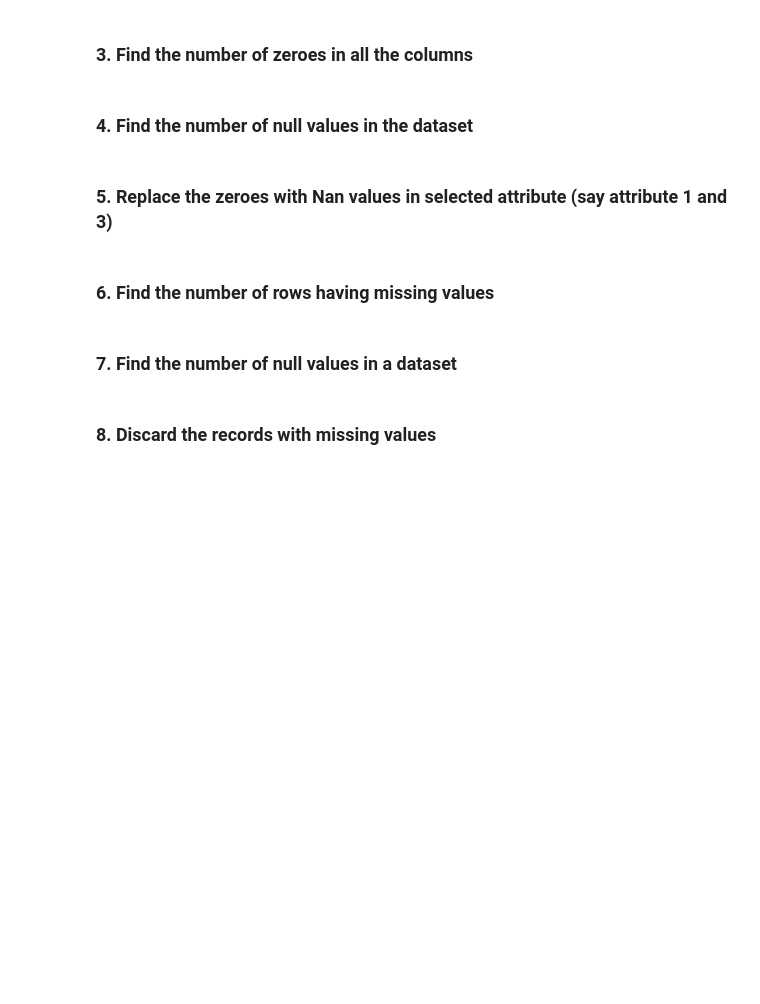
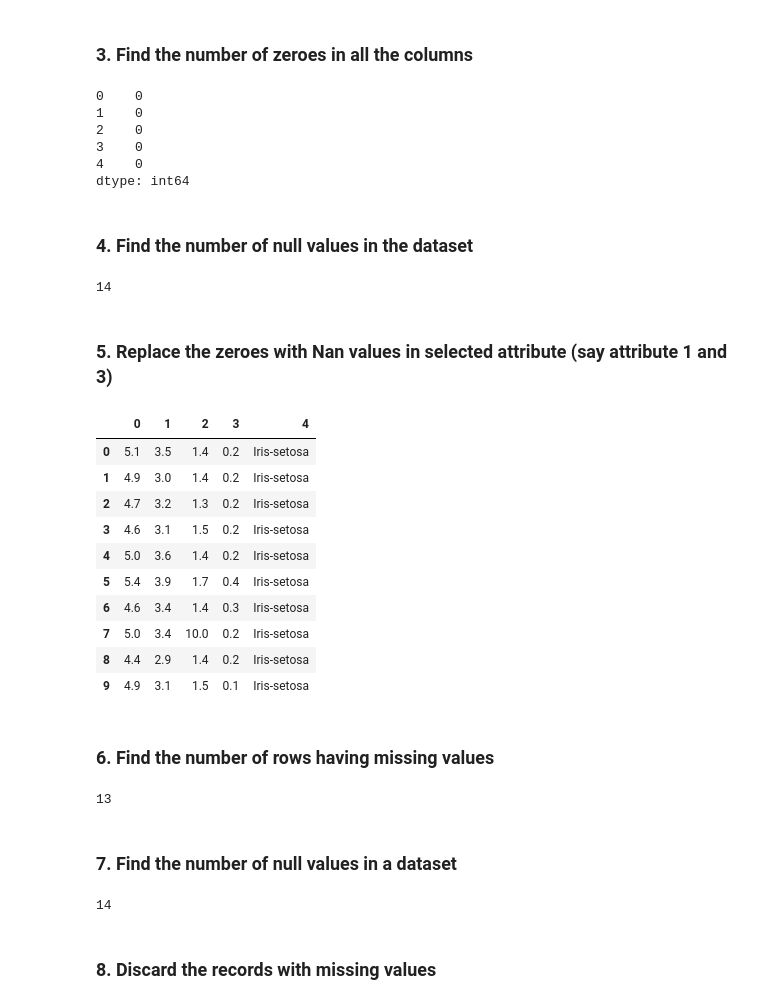
Before and after one commit to brij-gopal/ML-and-Data-mining, a Jupyter notebook: Pre-processing.ipynb, the cells around one changed output. Saved outputs shown, nothing was run; the diff lists cells and outputs as text; code cells hidden in the pictures; blank space fills up the shorter version.

```diff
--- a/Pre-processing.ipynb
+++ b/Pre-processing.ipynb
@@ -11,12 +45,56 @@ ahjhj
 # %% [markdown]
 ### 3. Find the number of zeroes in all the columns
+# %%
+#ask colmwise or entire colms ?
+(df.iloc[[0,1,2,3]]==0).sum()  #first time sum() to give from all colm wise and then one more from entire colms.
+# %% [output]
+0    0
+1    0
+2    0
+3    0
+4    0
+dtype: int64
 # %% [markdown]
 ### 4. Find the number of null values in the dataset
+# %%
+df.isnull().sum().sum()   #total sum of null values in entire dataset
+# %% [output]
+14
 # %% [markdown]
 ### 5. Replace the zeroes with Nan values in selected attribute (say attribute 1 and 3)
+# %%
+#df.iloc[[1,3]].replace('0',np.nan,inplace=True)
+df.iloc[[0,3]]=df.iloc[[0,3]].replace(0,np.nan)
+
+df.head(10)
+# %% [output]
+|  | 0 | 1 | 2 | 3 | 4 |
+| 0 | 5.1 | 3.5 | 1.4 | 0.2 | Iris-setosa |
+| 1 | 4.9 | 3.0 | 1.4 | 0.2 | Iris-setosa |
+| 2 | 4.7 | 3.2 | 1.3 | 0.2 | Iris-setosa |
+| 3 | 4.6 | 3.1 | 1.5 | 0.2 | Iris-setosa |
+| 4 | 5.0 | 3.6 | 1.4 | 0.2 | Iris-setosa |
+| 5 | 5.4 | 3.9 | 1.7 | 0.4 | Iris-setosa |
+| 6 | 4.6 | 3.4 | 1.4 | 0.3 | Iris-setosa |
+| 7 | 5.0 | 3.4 | 10.0 | 0.2 | Iris-setosa |
+| 8 | 4.4 | 2.9 | 1.4 | 0.2 | Iris-setosa |
+| 9 | 4.9 | 3.1 | 1.5 | 0.1 | Iris-setosa |
 # %% [markdown]
 ### 6. Find the number of rows having missing values
+# %%
+count=0
+for idx,row in df.iterrows():
+    if any(row.isnull()):
+        count=count+1
+
+print(count)
+# %% [output]
+13
 # %% [markdown]
 ### 7. Find the number of null values in a dataset
+# %%
+df.isnull().sum().sum()
+# %% [output]
+14
 # %% [markdown]
 ### 8. Discard the records with missing values
```
Also changed, not shown: parts of 15 cells of this notebook.
